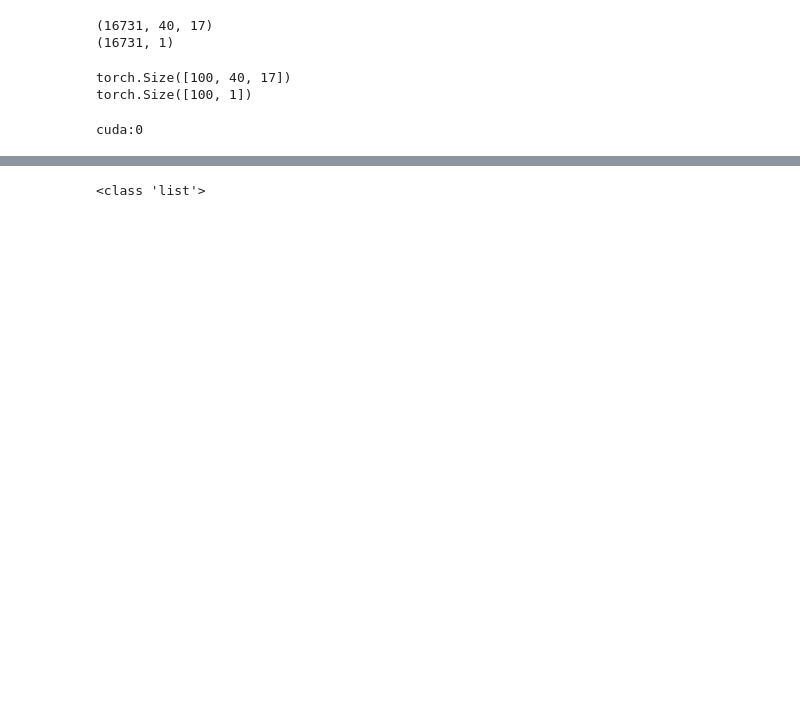
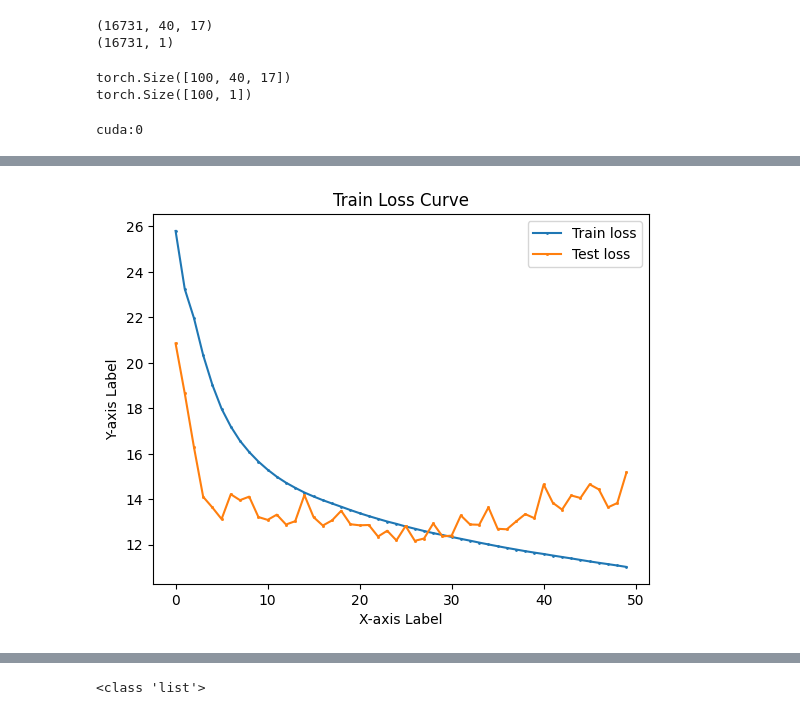
Before and after one commit to qawl987/DAST-self, a Jupyter notebook: notebook/cmapss/model_training/main.ipynb, the cells around one changed output, grey strips where cells are left out. Saved outputs shown, nothing was run; the diff lists cells and outputs as text; code cells hidden in the pictures; blank space fills up the shorter version.

```diff
--- a/notebook/cmapss/model_training/main.ipynb
+++ b/notebook/cmapss/model_training/main.ipynb
@@ -35,17 +35,17 @@ def myScore(Target, Pred):
 # %%
 prediction_loss = []
 # Load preprocessed data
-X_train = sio.loadmat('./F001_window_size_trainX.mat')  # load sliding window preprocessed and Statistical features processed data (mean value and regression coefficient estimates feature)
+X_train = sio.loadmat('../../../data/cmapss/processed_data/F001_window_size_trainX.mat')  # load sliding window preprocessed and Statistical features processed data (mean value and regression coefficient estimates feature)
 X_train = X_train['train1X']
 
 # X_train = X_train.reshape(len(X_train),42,14)
-Y_train = sio.loadmat('./F001_window_size_trainY.mat')
+Y_train = sio.loadmat('../../../data/cmapss/processed_data/F001_window_size_trainY.mat')
 Y_train = Y_train['train1Y']
 Y_train = Y_train.transpose()
 
-X_test = sio.loadmat('./F001_window_size_testX.mat')
+X_test = sio.loadmat('../../../data/cmapss/processed_data/F001_window_size_testX.mat')
 X_test = X_test['test1X']
 # X_test = X_test.reshape(len(X_test),42,14)
-Y_test = sio.loadmat('./F001_window_size_testY.mat')
+Y_test = sio.loadmat('../../../data/cmapss/processed_data/F001_window_size_testY.mat')
 Y_test = Y_test['test1Y']
 Y_test = Y_test.transpose()
@@ -180,0 +204,20 @@ KeyboardInterrupt:
+# %%
+import matplotlib.pyplot as plt
+
+# Example data
+
+# Plotting the line chart
+plt.plot(train_loss_list, label='Train loss', marker='o', markersize=1)
+plt.plot(test_loss_list, label='Test loss', marker='s', markersize=1)
+# Adding labels and title
+plt.xlabel('X-axis Label')
+plt.ylabel('Y-axis Label')
+plt.title('Train Loss Curve')
+
+# Adding a legend
+plt.legend()
+
+# Display the plot
+plt.show()
+# %% [output]
+[figure, added]
```
Also changed, not shown: parts of 5 cells of this notebook.
